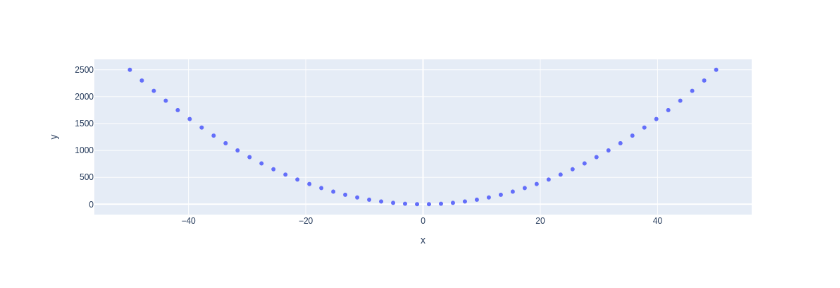
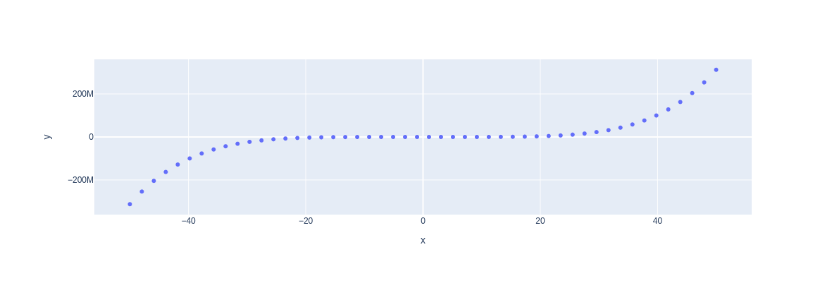
Before and after one commit to daumsimac/my-notebooks-repo, a Jupyter notebook: exp01.ipynb, the cells around one changed output. Saved outputs shown, nothing was run; the diff lists cells and outputs as text; code cells hidden in the pictures.

```diff
--- a/exp01.ipynb
+++ b/exp01.ipynb
@@ -3,7 +3,7 @@ import numpy as np
 import plotly.express as px
 
 x = np.linspace(start=-50, stop=50)
-y = x ** 2
+y = x ** 5
 
 fig = px.scatter(x=x, y=y)
 fig.show()
@@ -12 +11 @@ fig.show()
-[figure, old version]
+[figure, new version]
```
Also changed, not shown: parts of 1 cell of this notebook.
